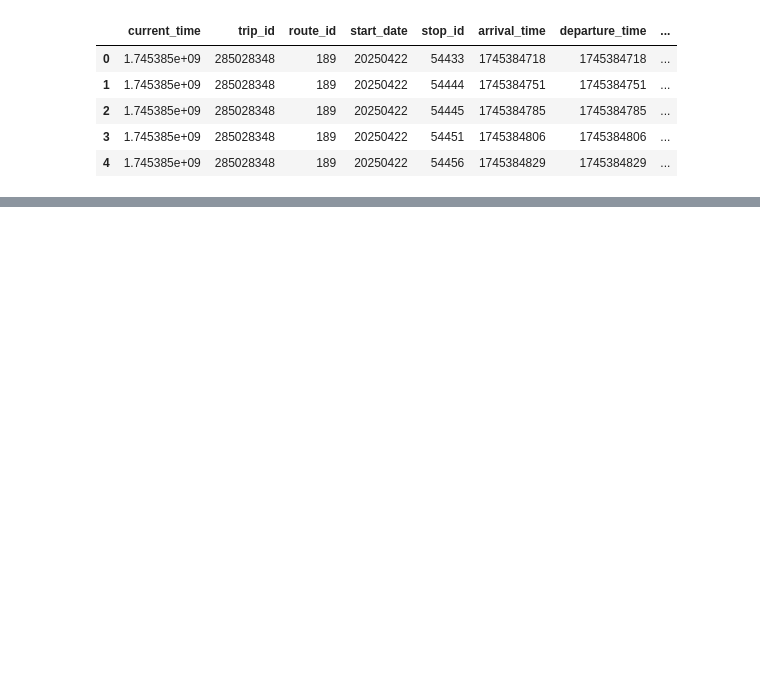
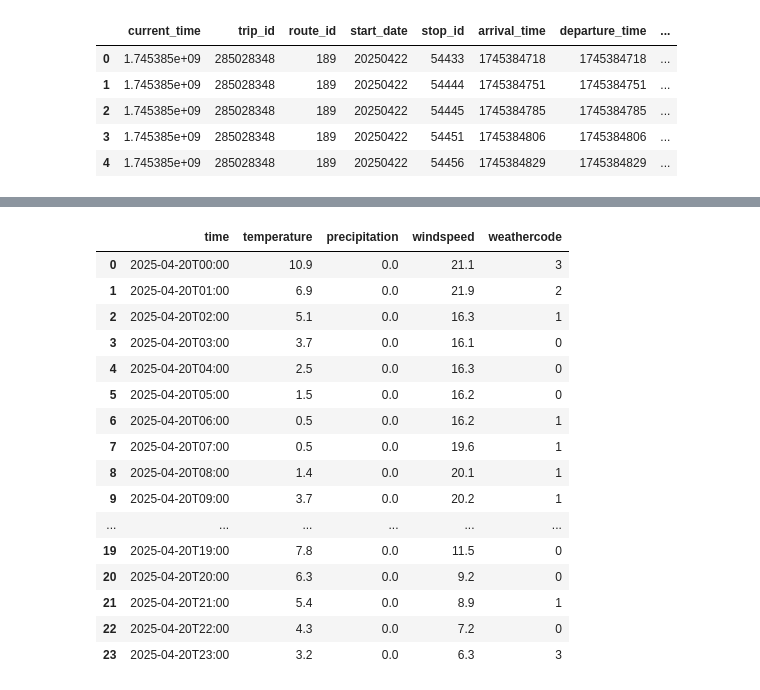
Before and after one commit to nadpierre/stm-transit-delay-prediction, a Jupyter notebook: data_cleaning.ipynb, the cells around one changed output, grey strips where cells are left out. Drawn from its saved outputs; the diff is of its cells as text; code cells hidden in the pictures; blank space fills up the shorter version.

Commit message:
collect historical weather instead of forecast, merge data

```diff
--- a/data_cleaning.ipynb
+++ b/data_cleaning.ipynb
@@ -12,0 +83,21 @@ df.head()
+# %%
+weather_df = pd.read_csv('data/fetched_weather.csv')
+weather_df
+# %% [output]
+|  | time | temperature | precipitation | windspeed | weathercode |
+| 0 | 2025-04-20T00:00 | 10.9 | 0.0 | 21.1 | 3 |
+| 1 | 2025-04-20T01:00 | 6.9 | 0.0 | 21.9 | 2 |
+| 2 | 2025-04-20T02:00 | 5.1 | 0.0 | 16.3 | 1 |
+| 3 | 2025-04-20T03:00 | 3.7 | 0.0 | 16.1 | 0 |
+| 4 | 2025-04-20T04:00 | 2.5 | 0.0 | 16.3 | 0 |
+| 5 | 2025-04-20T05:00 | 1.5 | 0.0 | 16.2 | 0 |
+| 6 | 2025-04-20T06:00 | 0.5 | 0.0 | 16.2 | 1 |
+| 7 | 2025-04-20T07:00 | 0.5 | 0.0 | 19.6 | 1 |
+| 8 | 2025-04-20T08:00 | 1.4 | 0.0 | 20.1 | 1 |
+| 9 | 2025-04-20T09:00 | 3.7 | 0.0 | 20.2 | 1 |
+| ... | ... | ... | ... | ... | ... |
+| 19 | 2025-04-20T19:00 | 7.8 | 0.0 | 11.5 | 0 |
+| 20 | 2025-04-20T20:00 | 6.3 | 0.0 | 9.2 | 0 |
+| 21 | 2025-04-20T21:00 | 5.4 | 0.0 | 8.9 | 1 |
+| 22 | 2025-04-20T22:00 | 4.3 | 0.0 | 7.2 | 0 |
+| 23 | 2025-04-20T23:00 | 3.2 | 0.0 | 6.3 | 3 |
```
Also changed, not shown: parts of 43 cells of this notebook, 3 other files.
